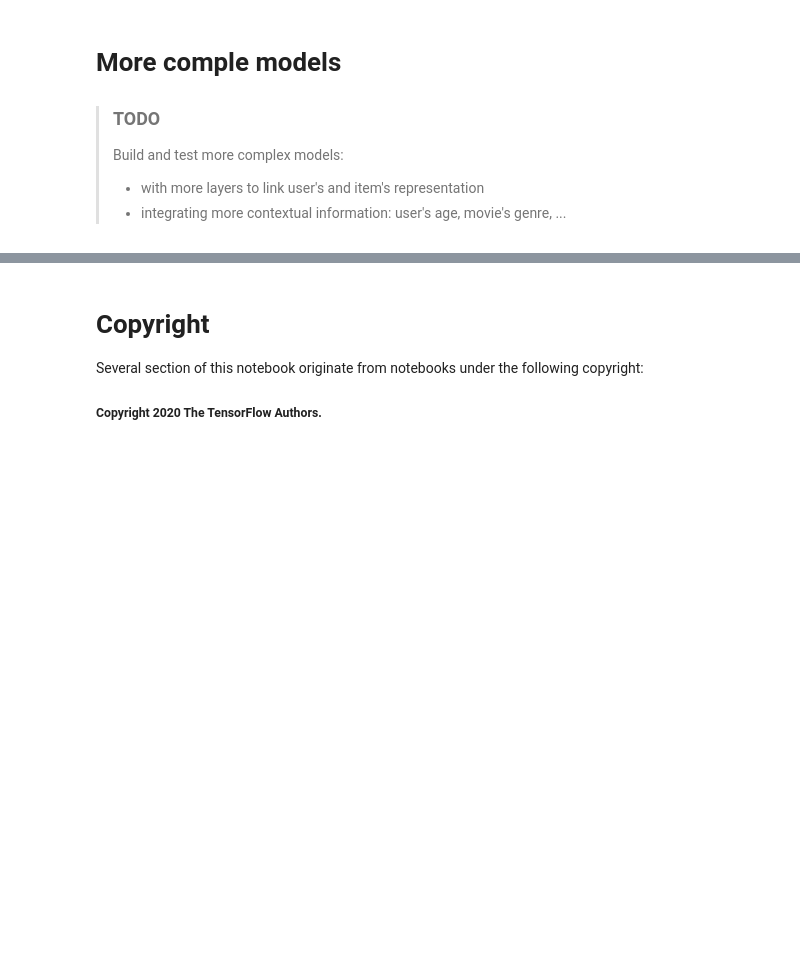
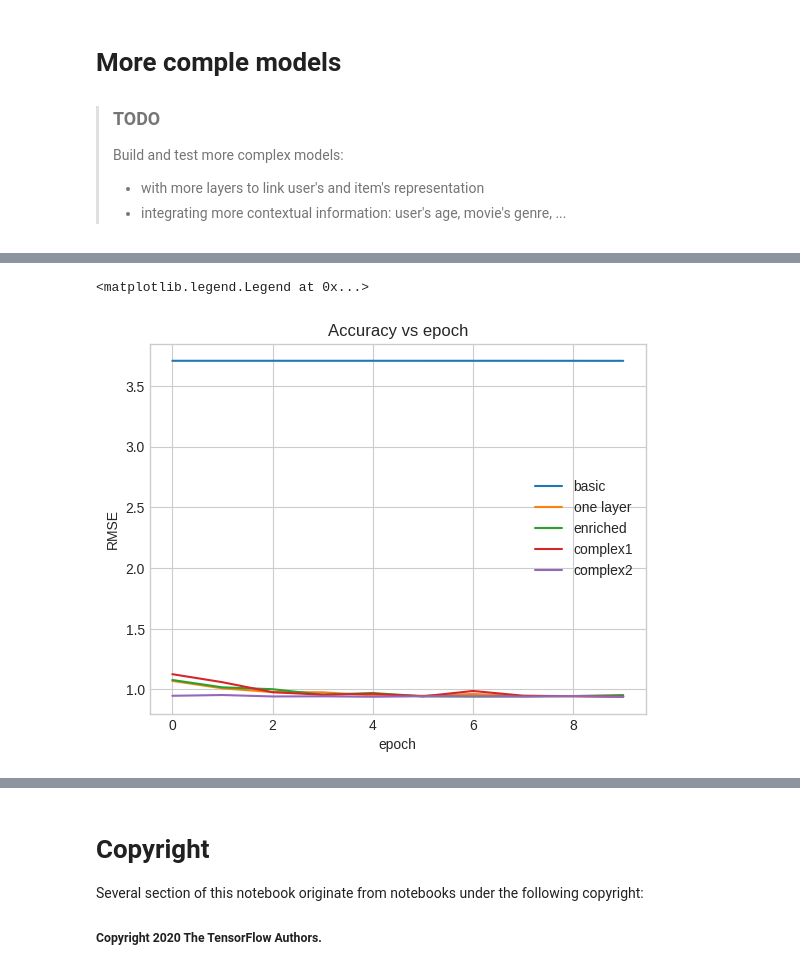
Before and after one commit to tommy-21/recommendation-systems-2, a Jupyter notebook: Tom-AGONNOUDE-NN_based_recommender_system.ipynb, the cells around one changed output, grey strips where cells are left out. Drawn from its saved outputs; the diff is of its cells as text; code cells hidden in the pictures; blank space fills up the shorter version.

```diff
--- a/Tom-AGONNOUDE-NN_based_recommender_system.ipynb
+++ b/Tom-AGONNOUDE-NN_based_recommender_system.ipynb
@@ -356,0 +639,19 @@ plt.legend()
+# %%
+# Ratings data.
+ratings_new = ratings_full.map(lambda x: {
+    "movie_title": x["movie_title"],
+    "user_id": x["user_id"],
+    "user_rating": x["user_rating"],
+    "timestamp": x["timestamp"],
+    "age": x["raw_user_age"],
+    "occupation": x["user_occupation_label"]
+})
+# %%
+tf.random.set_seed(42)
+shuffled_new = ratings_new.shuffle(100_000, seed=42, reshuffle_each_iteration=False)
+
+train_new = shuffled_new.take(80_000)
+test_new = shuffled_new.skip(80_000).take(20_000)
+
+cached_train_new = train.shuffle(100_000).batch(2048)
+cached_test_new = test_new.batch(4096).cache()
@@ -356,0 +731,15 @@ plt.legend()
+# %%
+# Create a retrieval model.
+complex_model2 = MovieLensModel(MoreComplexRankingModel2())
+complex_model2.compile(optimizer=tf.keras.optimizers.Adagrad(learning_rate=0.1))
+
+# Train and test
+complex_model2_history = model.fit(
+    cached_train_new,
+    validation_data=cached_test_new,
+    validation_freq=1,
+    epochs=10,
+    verbose=1)
+
+test_accuracy = complex_model2_history.history["val_root_mean_squared_error"][-1]
+print(f"RMSE: {test_accuracy:.2f}.")
@@ -356,0 +764,13 @@ plt.legend()
+# %%
+plt.plot(dot_model_history.history["val_root_mean_squared_error"], label="basic")
+plt.plot(one_layer_model_history.history["val_root_mean_squared_error"], label="one layer")
+plt.plot(enriched_model_history.history["val_root_mean_squared_error"], label="enriched")
+plt.plot(complex_model1_history.history["val_root_mean_squared_error"], label="complex1")
+plt.plot(complex_model2_history.history["val_root_mean_squared_error"], label="complex2")
+plt.title("Accuracy vs epoch")
+plt.xlabel("epoch")
+plt.ylabel("RMSE")
+plt.legend()
+# %% [output]
+<matplotlib.legend.Legend at 0x...>
+[figure, added]
```
Also changed, not shown: parts of 38 cells of this notebook, 2 other files.
